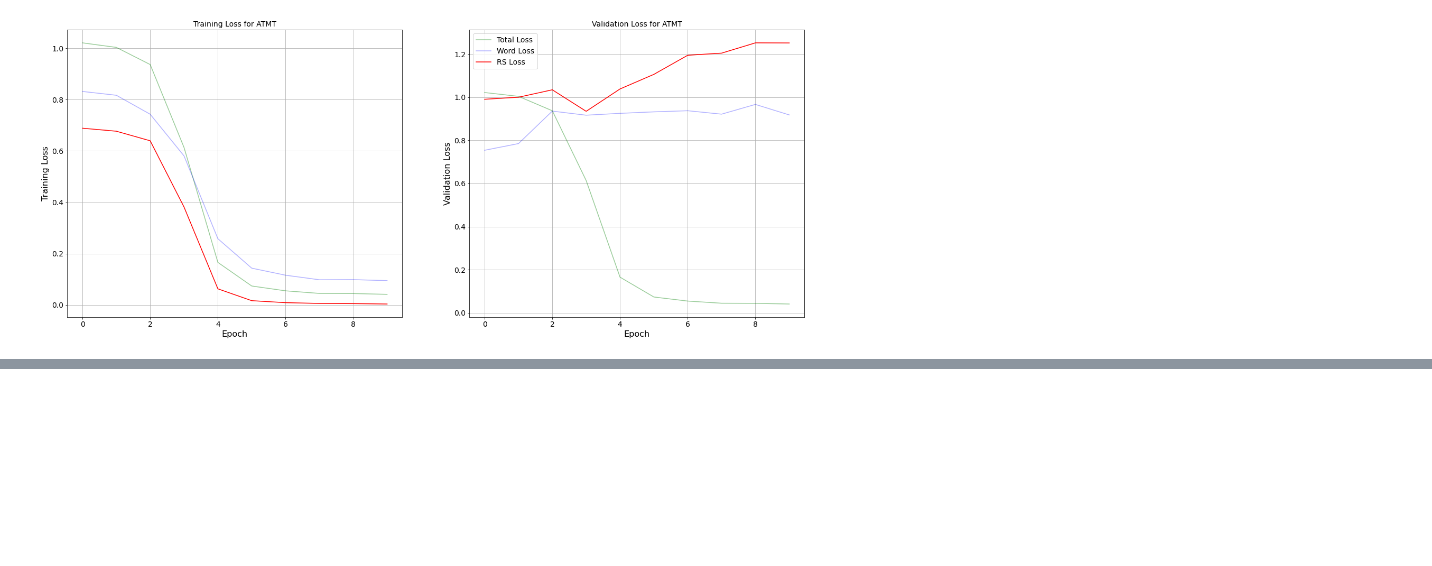
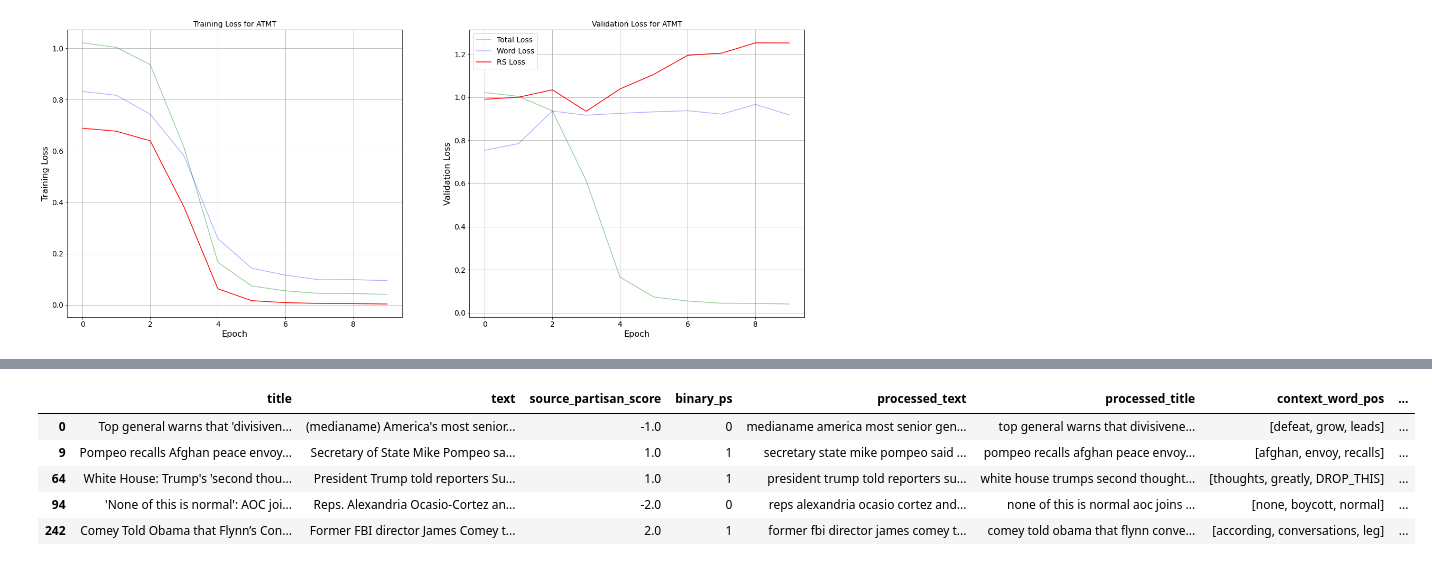
Before and after one commit to karthikshivaram24/Combatting-partisan-homogenization, a Jupyter notebook: model_tester.ipynb, the cells around one changed output, grey strips where cells are left out. Saved outputs shown, nothing was run; the diff lists cells and outputs as text; code cells hidden in the pictures; blank space fills up the shorter version.

```diff
--- a/model_tester.ipynb
+++ b/model_tester.ipynb
@@ -1277,0 +1339,9 @@ plot_epoch_loss_multi(losses_train[(0.001,0.4)])
+# %%
+display(data.iloc[doc_ids[:5]])
+# %% [output]
+|  | title | text | source_partisan_score | binary_ps | processed_text | processed_title | context_word_pos | ... |
+| 0 | Top general warns that 'divisiven... | (medianame) America's most senior... | -1.0 | 0 | medianame america most senior gen... | top general warns that divisivene... | [defeat, grow, leads] | ... |
+| 9 | Pompeo recalls Afghan peace envoy... | Secretary of State Mike Pompeo sa... | 1.0 | 1 | secretary state mike pompeo said ... | pompeo recalls afghan peace envoy... | [afghan, envoy, recalls] | ... |
+| 64 | White House: Trump's 'second thou... | President Trump told reporters Su... | 1.0 | 1 | president trump told reporters su... | white house trumps second thought... | [thoughts, greatly, DROP_THIS] | ... |
+| 94 | 'None of this is normal': AOC joi... | Reps. Alexandria Ocasio-Cortez an... | -2.0 | 0 | reps alexandria ocasio cortez and... | none of this is normal aoc joins ... | [none, boycott, normal] | ... |
+| 242 | Comey Told Obama that Flynn’s Con... | Former FBI director James Comey t... | 2.0 | 1 | former fbi director james comey t... | comey told obama that flynn conve... | [according, conversations, leg] | ... |
```
Also changed, not shown: parts of 36 cells of this notebook, 1 other file.
